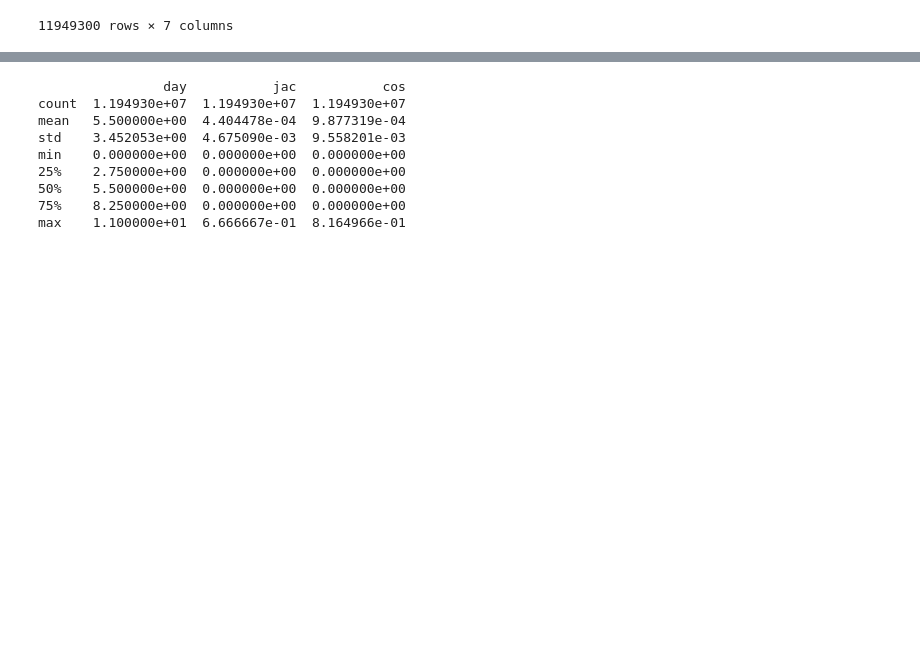
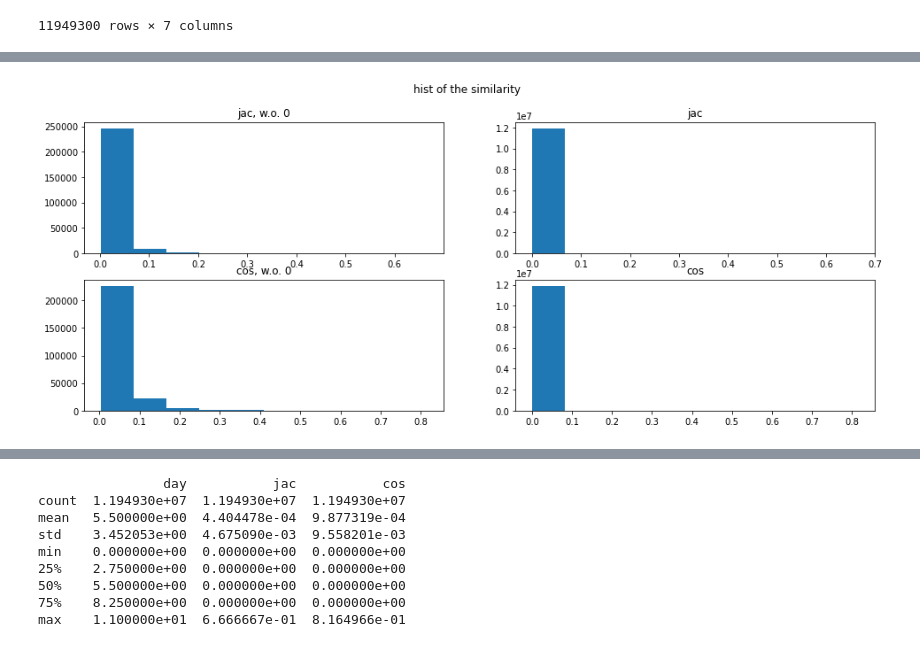
Before and after one commit to Yiran6/app_baseddata_processing, a Jupyter notebook: app_based_dt_check.ipynb, the cells around one changed output, grey strips where cells are left out. Cells and saved outputs as stored; diff of their text form; code cells hidden in the pictures; blank space fills up the shorter version.

```diff
--- a/app_based_dt_check.ipynb
+++ b/app_based_dt_check.ipynb
@@ -685,0 +744,4 @@ sim_result_idsameday[sim_result_idsameday['jac']!=0]
+# %%
+plot_hist(sim_result_idsameday)
+# %% [output]
+[figure, added]
```
Also changed, not shown: parts of 9 cells of this notebook.
